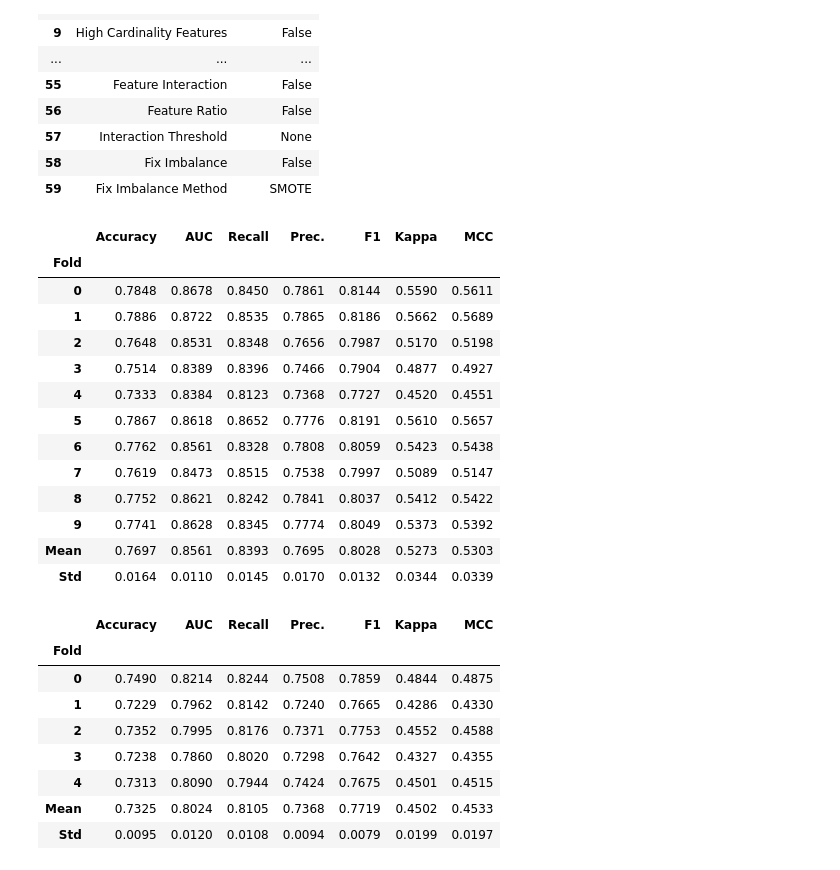
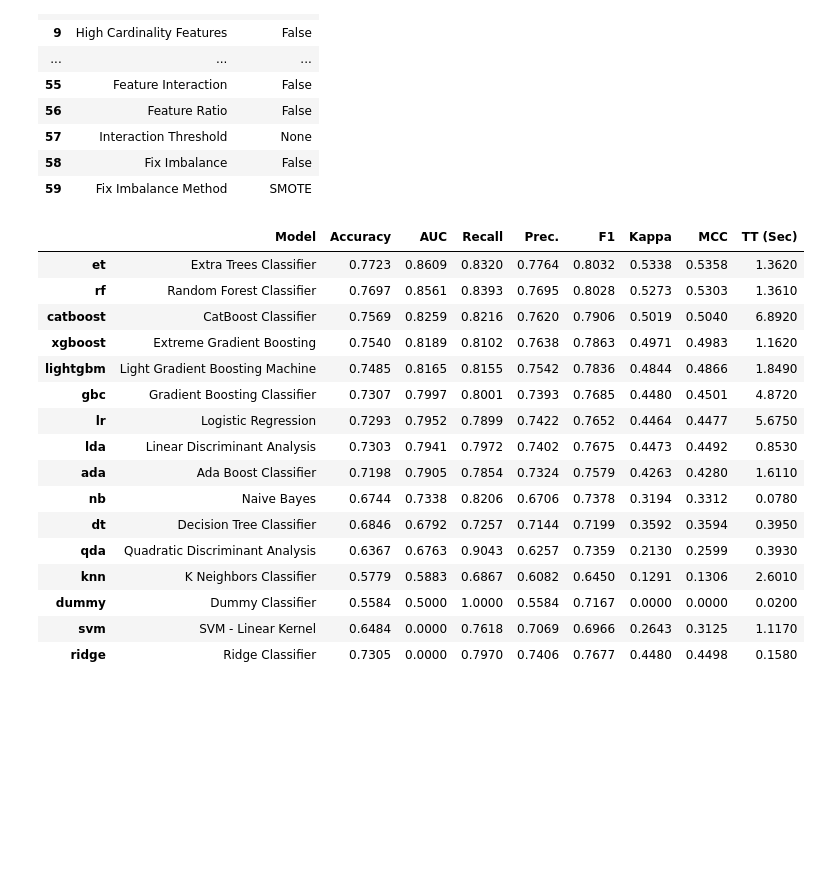
Before and after one commit to P-C-Space/MyDataAnalysis02, a Jupyter notebook: psychological/fixline5.ipynb, the cells around one changed output. Drawn from its saved outputs; the diff is of its cells as text; code cells hidden in the pictures; blank space fills up the shorter version.

```diff
--- a/psychological/fixline5.ipynb
+++ b/psychological/fixline5.ipynb
@@ -144,31 +144,22 @@ model = setup(data = train, target = 'nerdiness',use_gpu=True,session_id=2023)
 | 58 | Fix Imbalance | False |
 | 59 | Fix Imbalance Method | SMOTE |
 # %%
-model = create_model("rf")
+best_2 = compare_models(sort = 'AUC', n_select = 2)
 # %% [output]
-|  | Accuracy | AUC | Recall | Prec. | F1 | Kappa | MCC |
-| Fold |  |  |  |  |  |  |  |
-| 0 | 0.7848 | 0.8678 | 0.8450 | 0.7861 | 0.8144 | 0.5590 | 0.5611 |
-| 1 | 0.7886 | 0.8722 | 0.8535 | 0.7865 | 0.8186 | 0.5662 | 0.5689 |
-| 2 | 0.7648 | 0.8531 | 0.8348 | 0.7656 | 0.7987 | 0.5170 | 0.5198 |
-| 3 | 0.7514 | 0.8389 | 0.8396 | 0.7466 | 0.7904 | 0.4877 | 0.4927 |
-| 4 | 0.7333 | 0.8384 | 0.8123 | 0.7368 | 0.7727 | 0.4520 | 0.4551 |
-| 5 | 0.7867 | 0.8618 | 0.8652 | 0.7776 | 0.8191 | 0.5610 | 0.5657 |
-| 6 | 0.7762 | 0.8561 | 0.8328 | 0.7808 | 0.8059 | 0.5423 | 0.5438 |
-| 7 | 0.7619 | 0.8473 | 0.8515 | 0.7538 | 0.7997 | 0.5089 | 0.5147 |
-| 8 | 0.7752 | 0.8621 | 0.8242 | 0.7841 | 0.8037 | 0.5412 | 0.5422 |
-| 9 | 0.7741 | 0.8628 | 0.8345 | 0.7774 | 0.8049 | 0.5373 | 0.5392 |
-| Mean | 0.7697 | 0.8561 | 0.8393 | 0.7695 | 0.8028 | 0.5273 | 0.5303 |
-| Std | 0.0164 | 0.0110 | 0.0145 | 0.0170 | 0.0132 | 0.0344 | 0.0339 |
+|  | Model | Accuracy | AUC | Recall | Prec. | F1 | Kappa | MCC | TT (Sec) |
+| et | Extra Trees Classifier | 0.7723 | 0.8609 | 0.8320 | 0.7764 | 0.8032 | 0.5338 | 0.5358 | 1.3620 |
+| rf | Random Forest Classifier | 0.7697 | 0.8561 | 0.8393 | 0.7695 | 0.8028 | 0.5273 | 0.5303 | 1.3610 |
+| catboost | CatBoost Classifier | 0.7569 | 0.8259 | 0.8216 | 0.7620 | 0.7906 | 0.5019 | 0.5040 | 6.8920 |
+| xgboost | Extreme Gradient Boosting | 0.7540 | 0.8189 | 0.8102 | 0.7638 | 0.7863 | 0.4971 | 0.4983 | 1.1620 |
+| lightgbm | Light Gradient Boosting Machine | 0.7485 | 0.8165 | 0.8155 | 0.7542 | 0.7836 | 0.4844 | 0.4866 | 1.8490 |
+| gbc | Gradient Boosting Classifier | 0.7307 | 0.7997 | 0.8001 | 0.7393 | 0.7685 | 0.4480 | 0.4501 | 4.8720 |
+| lr | Logistic Regression | 0.7293 | 0.7952 | 0.7899 | 0.7422 | 0.7652 | 0.4464 | 0.4477 | 5.6750 |
+| lda | Linear Discriminant Analysis | 0.7303 | 0.7941 | 0.7972 | 0.7402 | 0.7675 | 0.4473 | 0.4492 | 0.8530 |
+| ada | Ada Boost Classifier | 0.7198 | 0.7905 | 0.7854 | 0.7324 | 0.7579 | 0.4263 | 0.4280 | 1.6110 |
+| nb | Naive Bayes | 0.6744 | 0.7338 | 0.8206 | 0.6706 | 0.7378 | 0.3194 | 0.3312 | 0.0780 |
+| dt | Decision Tree Classifier | 0.6846 | 0.6792 | 0.7257 | 0.7144 | 0.7199 | 0.3592 | 0.3594 | 0.3950 |
+| qda | Quadratic Discriminant Analysis | 0.6367 | 0.6763 | 0.9043 | 0.6257 | 0.7359 | 0.2130 | 0.2599 | 0.3930 |
+| knn | K Neighbors Classifier | 0.5779 | 0.5883 | 0.6867 | 0.6082 | 0.6450 | 0.1291 | 0.1306 | 2.6010 |
+| dummy | Dummy Classifier | 0.5584 | 0.5000 | 1.0000 | 0.5584 | 0.7167 | 0.0000 | 0.0000 | 0.0200 |
+| svm | SVM - Linear Kernel | 0.6484 | 0.0000 | 0.7618 | 0.7069 | 0.6966 | 0.2643 | 0.3125 | 1.1170 |
+| ridge | Ridge Classifier | 0.7305 | 0.0000 | 0.7970 | 0.7406 | 0.7677 | 0.4480 | 0.4498 | 0.1580 |
-# %%
-t_model = tune_model(model,fold = 5,optimize='Accuracy')
-# %% [output]
-|  | Accuracy | AUC | Recall | Prec. | F1 | Kappa | MCC |
-| Fold |  |  |  |  |  |  |  |
-| 0 | 0.7490 | 0.8214 | 0.8244 | 0.7508 | 0.7859 | 0.4844 | 0.4875 |
-| 1 | 0.7229 | 0.7962 | 0.8142 | 0.7240 | 0.7665 | 0.4286 | 0.4330 |
-| 2 | 0.7352 | 0.7995 | 0.8176 | 0.7371 | 0.7753 | 0.4552 | 0.4588 |
-| 3 | 0.7238 | 0.7860 | 0.8020 | 0.7298 | 0.7642 | 0.4327 | 0.4355 |
-| 4 | 0.7313 | 0.8090 | 0.7944 | 0.7424 | 0.7675 | 0.4501 | 0.4515 |
-| Mean | 0.7325 | 0.8024 | 0.8105 | 0.7368 | 0.7719 | 0.4502 | 0.4533 |
-| Std | 0.0095 | 0.0120 | 0.0108 | 0.0094 | 0.0079 | 0.0199 | 0.0197 |
```
Also changed, not shown: parts of 15 cells of this notebook, 8 other files.
